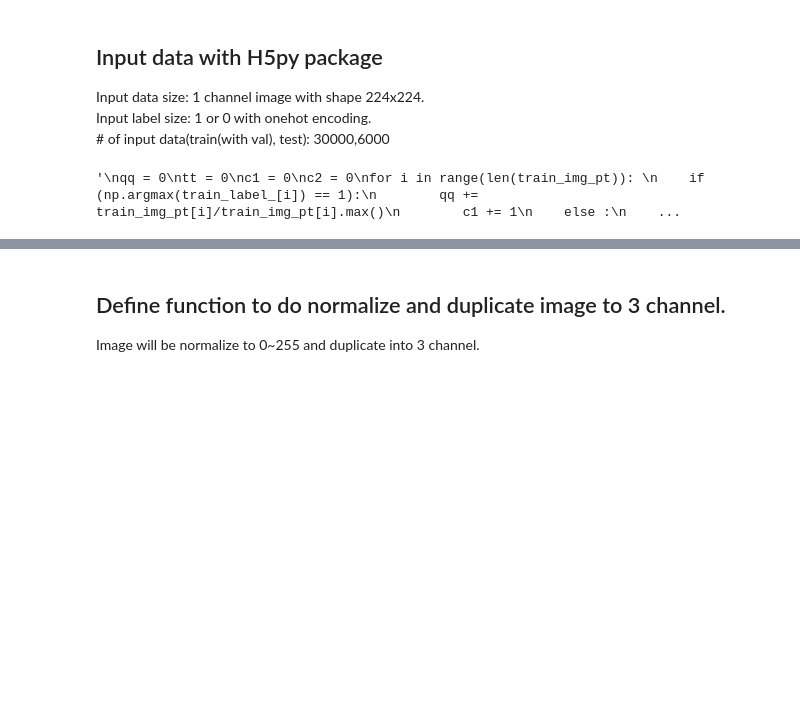
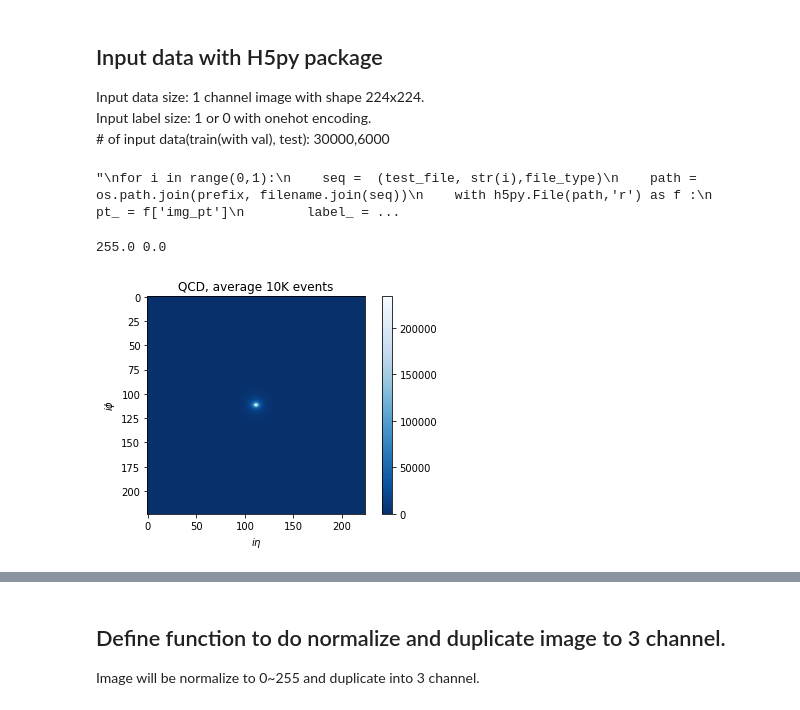
Before and after one commit to davidho27941/Top-tagging-keras, a Jupyter notebook: ResNet-50_tf_keras.ipynb, the cells around one changed output, grey strips where cells are left out. Cells and saved outputs as stored; diff of their text form; code cells hidden in the pictures; blank space fills up the shorter version.

```diff
--- a/ResNet-50_tf_keras.ipynb
+++ b/ResNet-50_tf_keras.ipynb
@@ -37,31 +37,30 @@ Input data size: 1 channel image with shape 224x224. <br>
 Input label size: 1 or 0 with onehot encoding. <br>
 \# of input data(train(with val), test): 30000,6000
 # %%
-train_img_pt = []
-test_img_pt = []
-val_img_pt = []
-train_label_ = []
-test_label_ = []
-val_label_ = []
-
+img = []
+label = []
 prefix = "/home/david/ResNet-50-Keras/data/"
 train_file = "train/train_file_"
-test_file = "test/test_file_"
-val_file = "val/val_file_"
+#test_file = "test/test_file_"
+#val_file = "val/val_file_"
 file_type = ".h5"
 path = []
 filename = ''
-for i in range(5,7):
-    seq =  (train_file, str(i),file_type)
-    path = os.path.join(prefix, filename.join(seq))
-    with h5py.File(path,'r') as f:
-        pt_ = f['img_pt']
-        label_ = f['label']
-        for a in range(len(pt_)):
-            train_img_pt.append(pt_[a])
-        for b in range(len(label_)):
-            train_label_.append(label_[b])
+def get_data():
+    for i in range(1,4):
+        seq =  (train_file, str(i),file_type)
+        path = os.path.join(prefix, filename.join(seq))
+        with h5py.File(path,'r') as f:
+            pt_ = f['img_pt']
+            label_ = f['label']
+            for a in range(len(pt_)):
+                img.append(pt_[a])
+            for b in range(len(label_)):
+                label.append(label_[b])
+    return np.asanyarray(img), np.asanyarray(label)
 
+img, label_ = get_data()
+"""
 for i in range(0,1):
     seq =  (test_file, str(i),file_type)
     path = os.path.join(prefix, filename.join(seq))
@@ -84,29 +83,30 @@ for i in range(0,1):
             val_img_pt.append(pt_[a])
         for b in range(0,2000):
             val_label_.append(label_[b])
+"""
+# %% [output]
+"\nfor i in range(0,1):\n    seq =  (test_file, str(i),file_type)\n    path = os.path.join(prefix, filename.join(seq))\n    with h5py.File(path,'r') as f :\n        pt_ = f['img_pt']\n        label_ = ...
+# %%
+print((255*img/img.max()).max(), (255*img/img.max()).min())
+# %% [output]
+255.0 0.0
 # %%
-"""
-qq = 0
-tt = 0
-c1 = 0
-c2 = 0
-for i in range(len(train_img_pt)):
-    if (np.argmax(train_label_[i]) == 1):
-        qq += train_img_pt[i]/train_img_pt[i].max()
+qq, c1, c2, tt = 0, 0, 0, 0
+for i in range(len(img)):
+    if (np.argmax(label[i]) == 1):
+        qq += 255*img[i]/img[i].max()
         c1 += 1
     else :
-        tt += train_img_pt[i]/train_img_pt[i].max()
+        tt += 255*img[i]/img[i].max()
         c2 +=1
-
+plt.figure()
 color_map = plt.imshow(qq)
 color_map.set_cmap("Blues_r")
 plt.colorbar()
 plt.xlabel(r'$i\eta$')
 plt.ylabel(r'$i\phi$')
-plt.title('QCD, about 15K events')
+plt.title('QCD, average 10K events')
 plt.savefig("qcd.png")
-print(c1,c2)
-"""
 # %% [output]
-'\nqq = 0\ntt = 0\nc1 = 0\nc2 = 0\nfor i in range(len(train_img_pt)): \n    if (np.argmax(train_label_[i]) == 1):\n        qq += train_img_pt[i]/train_img_pt[i].max()\n        c1 += 1\n    else :\n    ...
+[figure, added]
 # %%
```
Also changed, not shown: parts of 16 cells of this notebook.
